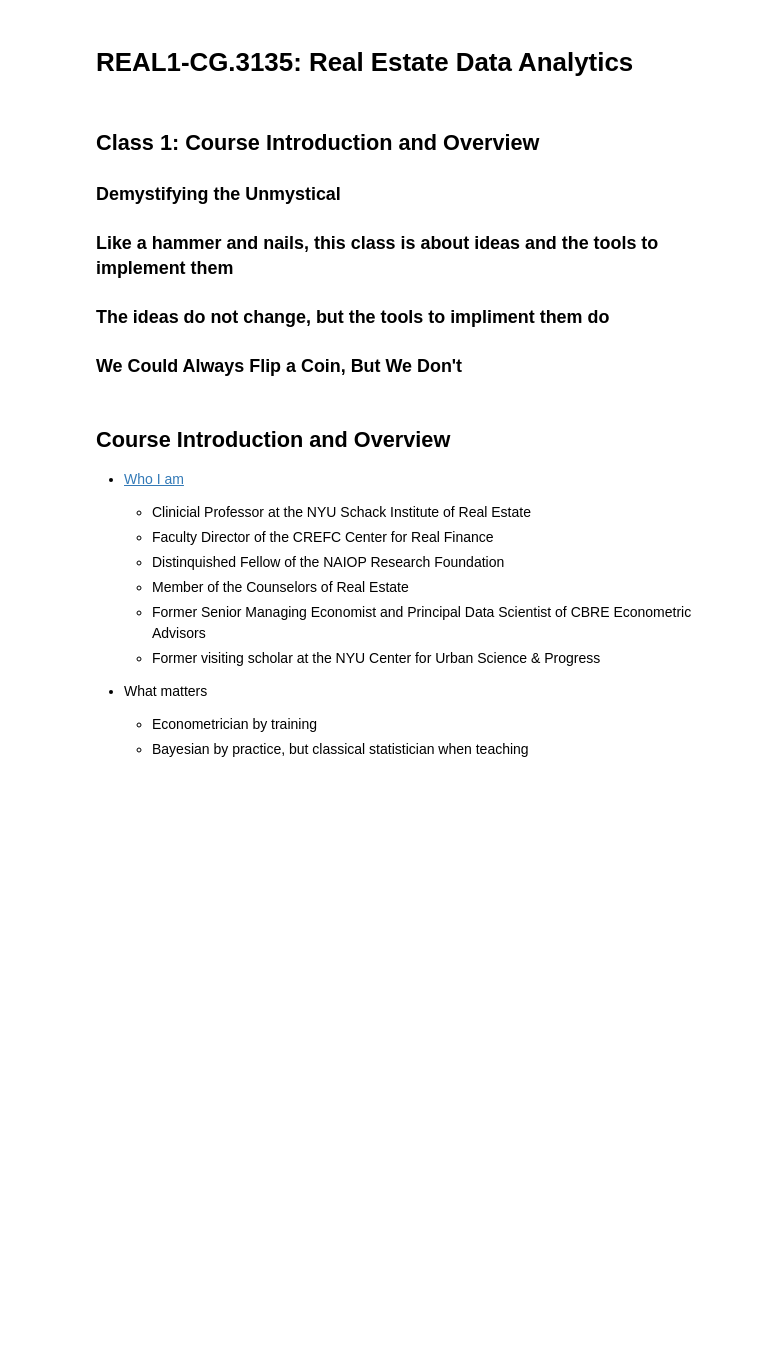
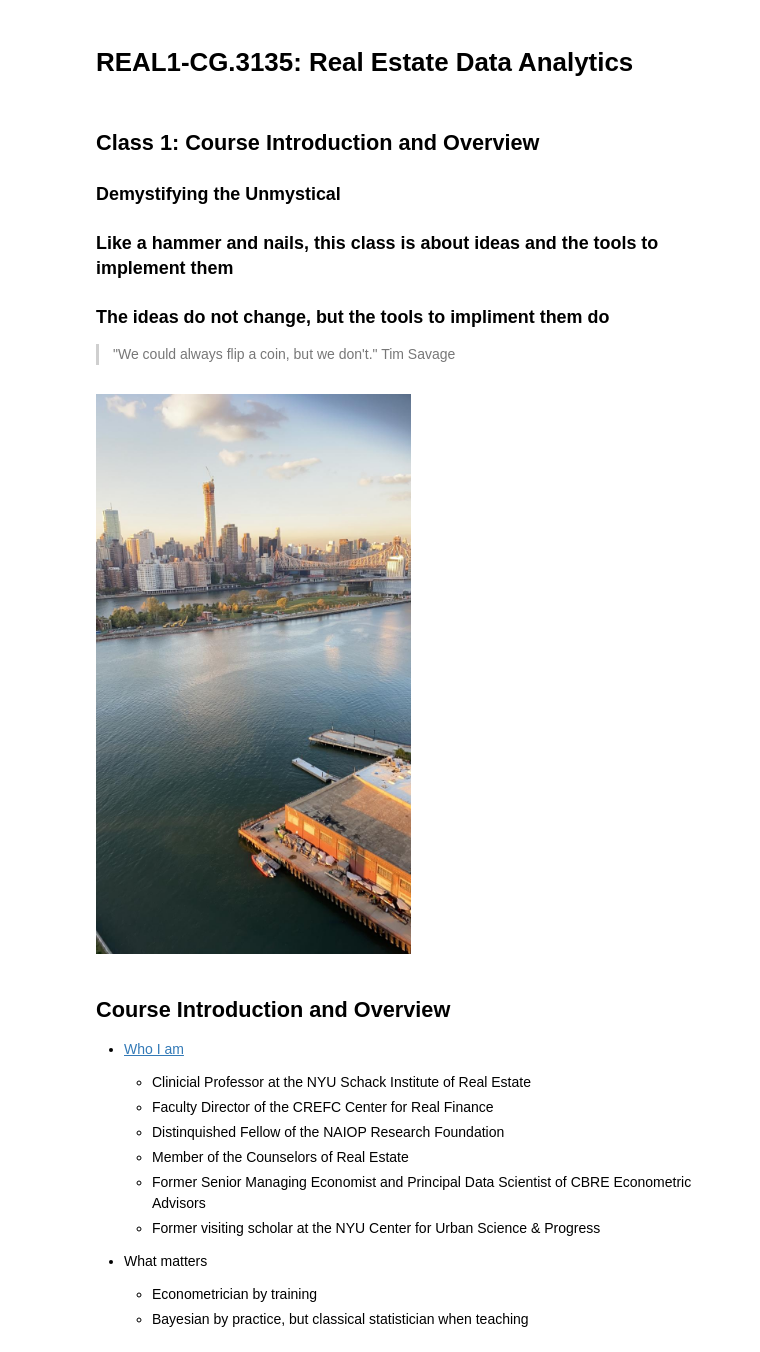
Before and after one commit to thsavage/Real-Estate-Data-Analytics, a Jupyter notebook: Class 1.ipynb, the cells around one changed output. Drawn from its saved outputs; the diff is of its cells as text; code cells hidden in the pictures; blank space fills up the shorter version.

```diff
--- a/Class 1.ipynb
+++ b/Class 1.ipynb
@@ -17,4 +17,4 @@
 
 
 
-### We Could Always Flip a Coin, But We Don't
+> "We could always flip a coin, but we don't."  Tim Savage
@@ -21,3 +23,8 @@
+# %%
+url = '/Users/timothysavage/Desktop/Schack Real Estate Data Analytics/coin flip.jpg'
+Image(url, width=400, height=400)
+# %% [output]
+[figure, added]
 # %% [markdown]
 ## Course Introduction and Overview
 
```
Also changed, not shown: parts of 7 cells of this notebook, 2 other files.
